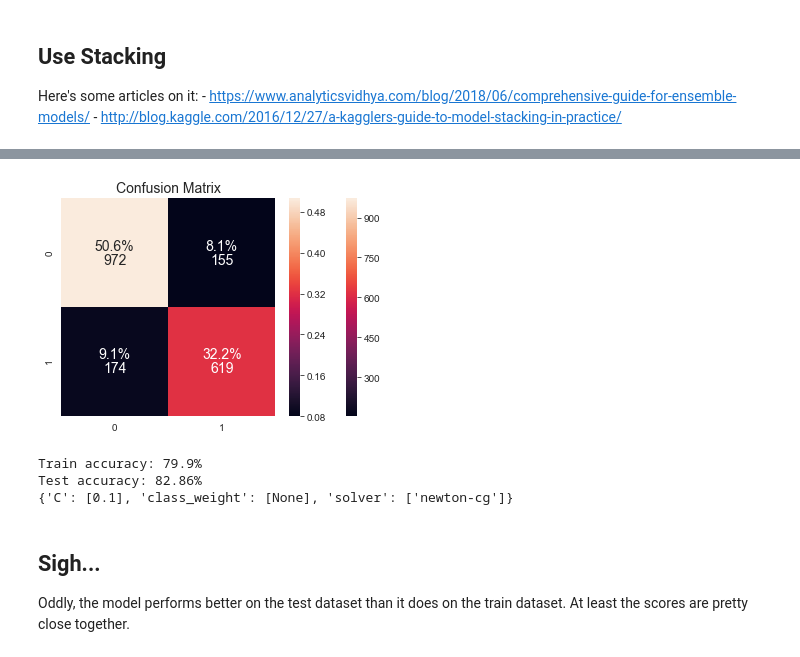
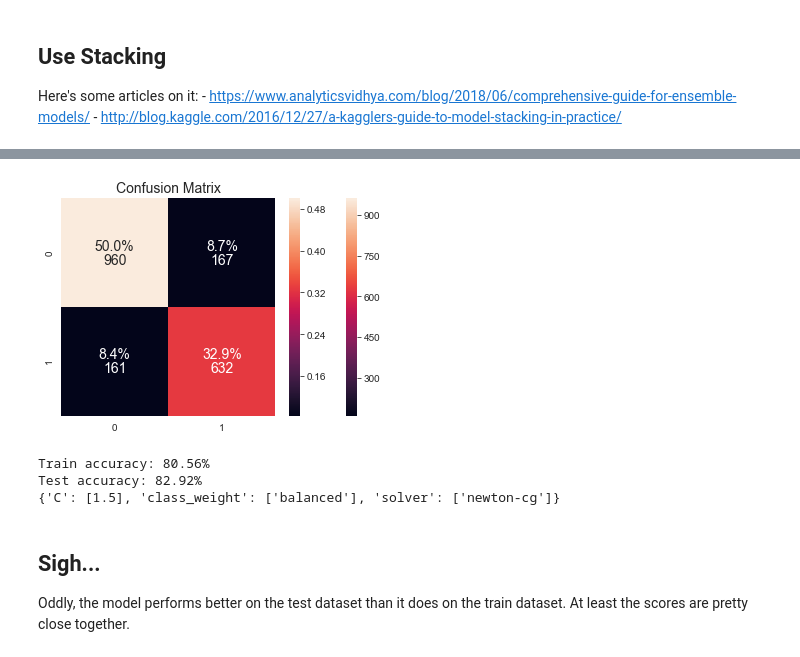
Before and after one commit to magnawhale/dsc-mod-5-project-online-ds-ft-051319, a Jupyter notebook: student.ipynb, the cells around one changed output, grey strips where cells are left out. Saved outputs shown, nothing was run; the diff lists cells and outputs as text; code cells hidden in the pictures.

```diff
--- a/student.ipynb
+++ b/student.ipynb
@@ -1007,16 +1029,3 @@ Test accuracy: 82.03%
 AUC Score (Train): 0.9478179725346086
 AUC Score (Test): 0.9089470757325355
 [figure]
-# %%
-# building a model with default parameters
-xgb_pca = XGBClassifier(learning_rate=0.1, n_estimators=100, nthread=4,
-                        random_state=42, objective='binary:logistic')
-xgb_params = {}
-clf_xgb = GridSearchCV(xgb_pca, xgb_params, cv=5, scoring='accuracy', refit=True)
-clf_xgb.fit(X_train, y_train.values.flatten(), early_stopping_rounds=10,
-            eval_metric='error@.8', eval_set=[(X_test, y_test.values.flatten())],
-            verbose=False)
-print('Train accuracy:', clf_xgb.score(X_train,y_train.values.flatten()))
-print('Test accuracy:', clf_xgb.score(X_test,y_test.values.flatten()))
-
-confu_matrix(clf_xgb.predict(X_test), X_test, y_test.values.flatten())
@@ -1027,6 +1043,6 @@ Test accuracy: 0.8161458333333333
 # %%
 # Tuning max_depth, min_child_weight
-param_test1 = {'max_depth':range(3,10),
+param_test1 = {'max_depth':range(3,8),
               'min_child_weight':range(1,6)
               }
 xgb_pca = XGBClassifier(learning_rate=0.1, n_estimators=1000,
@@ -1040,9 +1056,9 @@ Test accuracy: 81.98%
 # %%
 # Tuning gamma, subsample, and colsample_bytree
-param_test2 = {'gamma':[i/10.0 for i in range(0,3)],
-               'subsample':[i/100 for i in range(75,101,5)],
-               'colsample_bytree':[i/100 for i in range(75,101,5)]
-               }
+param_test2 = {'gamma': np.linspace(0.0, 0.2, 5),
+               'subsample':np.linspace(.8, 1.0, 5),
+               'colsample_bytree':np.linspace(.8, 1.0, 5)
+              }
 best_params, clf_xgb = gridsearch_params(xgb_pca, param_test2, best_params,
                                          update_params=True, xgb=True)
 # %% [output]
@@ -1066,8 +1081,8 @@ Test accuracy: 83.59%
 # %%
 # tuning hyperparameters
-svc_pca = SVC(random_state=42, gamma='auto')
+svc_pca = SVC(random_state=42)
 svc_params = {'probability':[True],
-              'C': [.1, 1, 10],
+              'C': np.linspace(.1, 1.9, 10),
               'class_weight': [None,'balanced'],
               'gamma': ['auto','scale']
              }
@@ -1164,20 +1179,20 @@ Test Score: 0.8286458333333333
 # %%
 # tuning stacked model hyperparameters
 for i in [1]:
     if i == 1:
-        X_train = df_stack_train
-        X_test = df_stack_test
+        X_train = df_stack_tr
+        X_test = df_stack_tst
         model_stack = LogisticRegression(random_state=42)
-        lr_params = {'C': [.1, 1, 10],
+        lr_params = {'C': [.1, 1, 1.5, 2, 2.5],
                      'class_weight': [None,'balanced'],
                      'solver': ['newton-cg', 'lbfgs', 'liblinear', 'sag', 'saga']
                     }
         best_params, model_stacked = gridsearch_params(model_stack, lr_params, update_params=False)
 # %% [output]
-[figure, old version]
+[figure, new version]
-Train accuracy: 79.9%
-Test accuracy: 82.86%
-{'C': [0.1], 'class_weight': [None], 'solver': ['newton-cg']}
+Train accuracy: 80.56%
+Test accuracy: 82.92%
+{'C': [1.5], 'class_weight': ['balanced'], 'solver': ['newton-cg']}
 # %% [markdown]
 ## Sigh...
 
```
Also changed, not shown: parts of 27 cells of this notebook, 1 other file.
